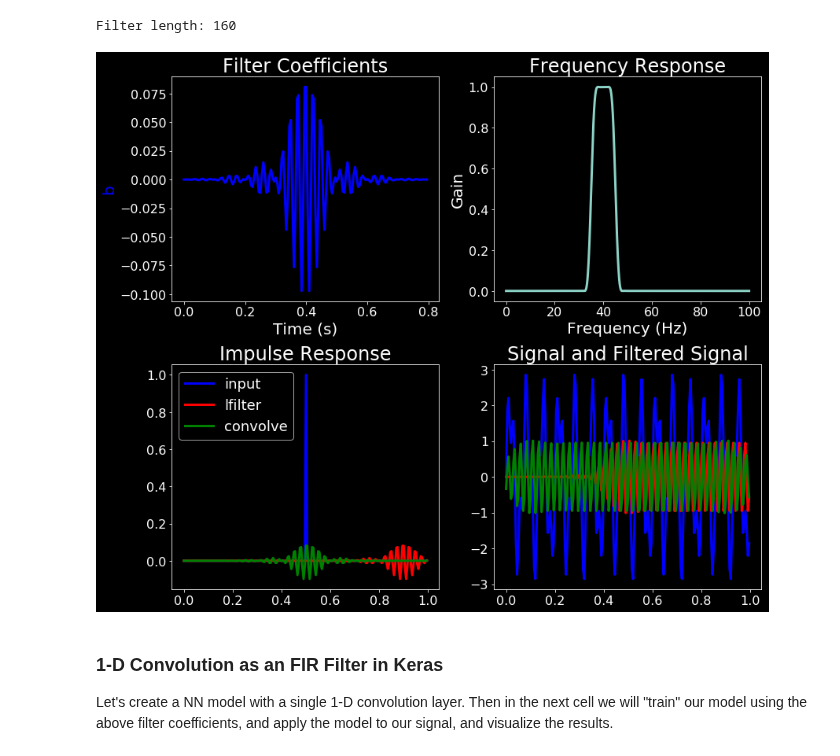
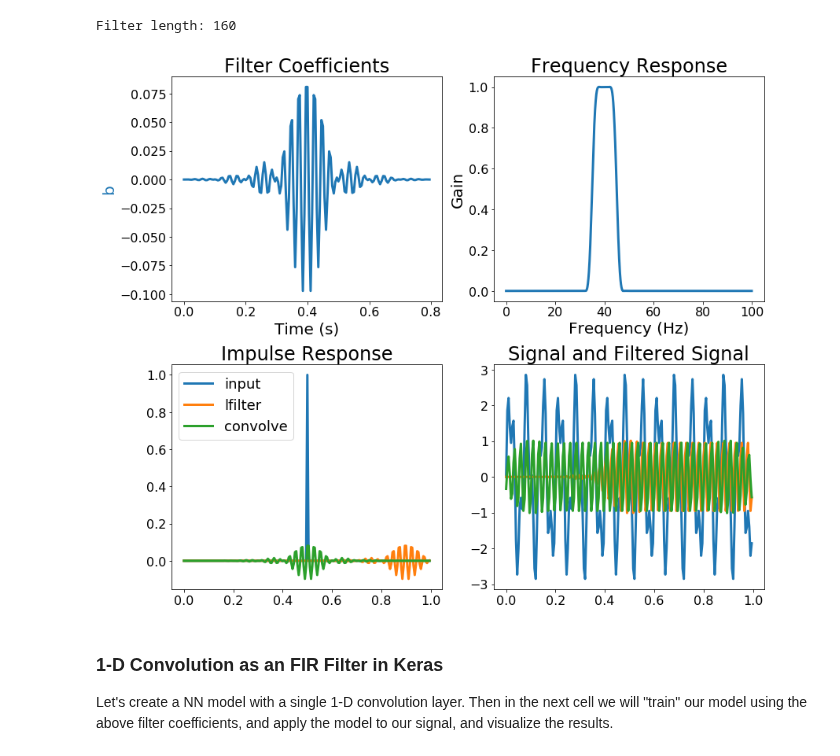
Before and after one commit to SachsLab/IntracranialNeurophysDL, a Jupyter notebook: notebooks/03_01_Intro_to_CNNs.ipynb, the cells around one changed output. Cells and saved outputs as stored; diff of their text form; code cells hidden in the pictures.

```diff
--- a/notebooks/03_01_Intro_to_CNNs.ipynb
+++ b/notebooks/03_01_Intro_to_CNNs.ipynb
@@ -68,6 +66,9 @@ amps = [2.0, 1.0]     # Sinusoidal component amplitudes
 gstop = 65            # The minimum attenuation in the stopband (dB).
 bandwidth = 5         # Width of the filter transition region.
 filt_cuts = [35, 45]  # Filter corner frequencies (Hz)
+
+freqs = np.array(freqs)
+amps = np.array(amps)
 
 nyq = 0.5 * fs
 n_samples = int(dur * fs)
@@ -98,39 +99,39 @@ Filter length: 160
 # %%
 # Describe the filter
 plt.figure(figsize=(12, 10))
 # Plot filter coefficients
 ax1 = plt.subplot(2, 2, 1)
-ax1.plot(np.arange(len(taps)) / fs, taps, 'b')
+ax1.plot(np.arange(len(taps)) / fs, taps)
 ax1.set_xlabel('Time (s)')
-ax1.set_ylabel('b', color='b')
+ax1.set_ylabel('b', color='C0')
 plt.title('Filter Coefficients')
 # Frequency response
 plt.subplot(2, 2, 2)
 plt.plot((fs * 0.5 / np.pi) * w, abs(h))
 plt.xlabel('Frequency (Hz)')
 plt.ylabel('Gain')
 plt.title('Frequency Response')
 plt.tight_layout()
 
 # Plot signals and filtered results
 # Impulse
 plt.subplot(2, 2, 3)
-plt.plot(t, impulse, 'b', label='input')
-plt.plot(t, imp_filt, 'r', label='lfilter')
-plt.plot(t, imp_conv, 'g', label='convolve')
+plt.plot(t, impulse, color='C0', label='input')
+plt.plot(t, imp_filt, color='C1', label='lfilter')
+plt.plot(t, imp_conv, color='C2', label='convolve')
 plt.legend(loc='upper left')
 plt.title('Impulse Response')
 # Plot signal and filtered signal
 plt.subplot(2, 2, 4)
-plt.plot(t, x, 'b')
-plt.plot(t, x_filt, 'r')
-plt.plot(t, x_conv, 'g')
+plt.plot(t, x, color='C0')
+plt.plot(t, x_filt, color='C1')
+plt.plot(t, x_conv, color='C2')
 plt.title('Signal and Filtered Signal')
 
 plt.tight_layout()
 plt.show()
 # %% [output]
-[figure, old version]
+[figure, new version]
 # %% [markdown]
 ### 1-D Convolution as an FIR Filter in Keras
 Let's create a NN model with a single 1-D convolution layer.
```
Also changed, not shown: parts of 11 cells of this notebook, 1 other file.
